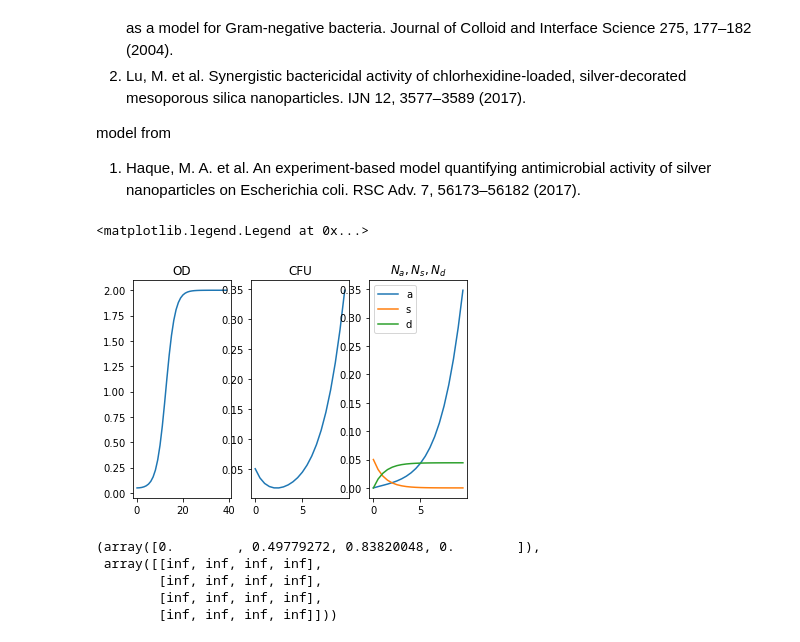
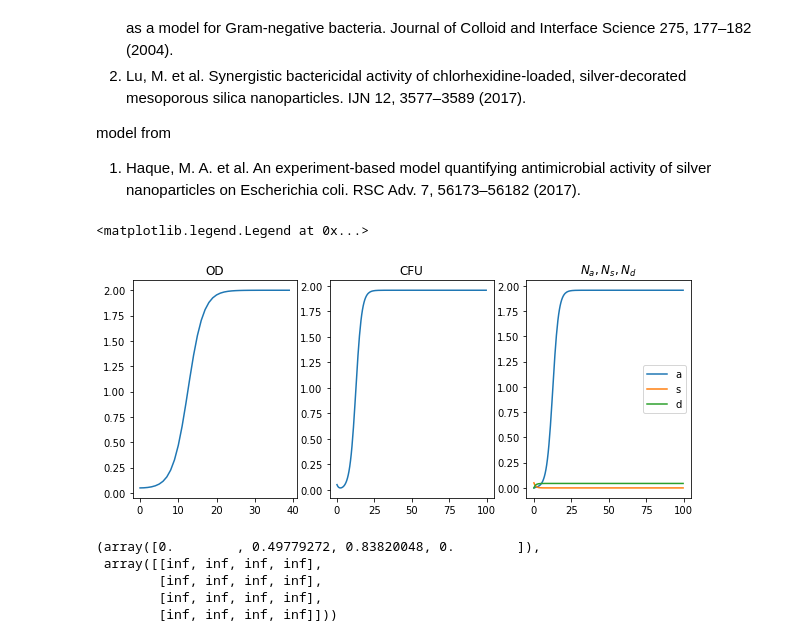
Before and after one commit to yyngfive/model-igem, a Jupyter notebook: AgNP-SAD-model.ipynb, the cells around one changed output. Drawn from its saved outputs; the diff is of its cells as text; code cells hidden in the pictures.

```diff
--- a/AgNP-SAD-model.ipynb
+++ b/AgNP-SAD-model.ipynb
@@ -35,31 +35,32 @@ def fit_CFU(t,beta,k0,A,alpha):
 # %%
 # 文献验证
 Na0,Ns0,Nd0 = (0,0.05,0)
 alpha = 0.77
 beta = 1e-1
 A = 2.0
 k0 = 0.5
 t = np.arange(0,40,1)
-t2 = np.arange(0,10,0.5)
+t2 = np.arange(0,100,0.5)
 fitted = fit_model_SAD(t,beta,k0,A,alpha)
 od = np.sum(fitted,axis=1)
 CFU = fit_CFU(t2,beta,k0,A,alpha)
+plt.figure(figsize=(10,4))
 plt.subplot(131)
 plt.title('OD')
 plt.plot(t,od)
 plt.subplot(132)
 plt.title('CFU')
 plt.plot(t2,CFU)
 plt.subplot(133)
 plt.title('$N_a,N_s,N_d$')
 fitted = fit_model_SAD(t2,beta,k0,A,alpha)
 plt.plot(t2,fitted[:,0],label = 'a')
 plt.plot(t2,fitted[:,1],label = 's')
 plt.plot(t2,fitted[:,2],label = 'd')
 plt.legend()
 # %% [output]
 <matplotlib.legend.Legend at 0x...>
-[figure, old version]
+[figure, new version]
 # %%
 def R_squared(Y,Y_fitted):
     mean = np.mean(Y)
```
Also changed, not shown: parts of 10 cells of this notebook, 4 other files.
